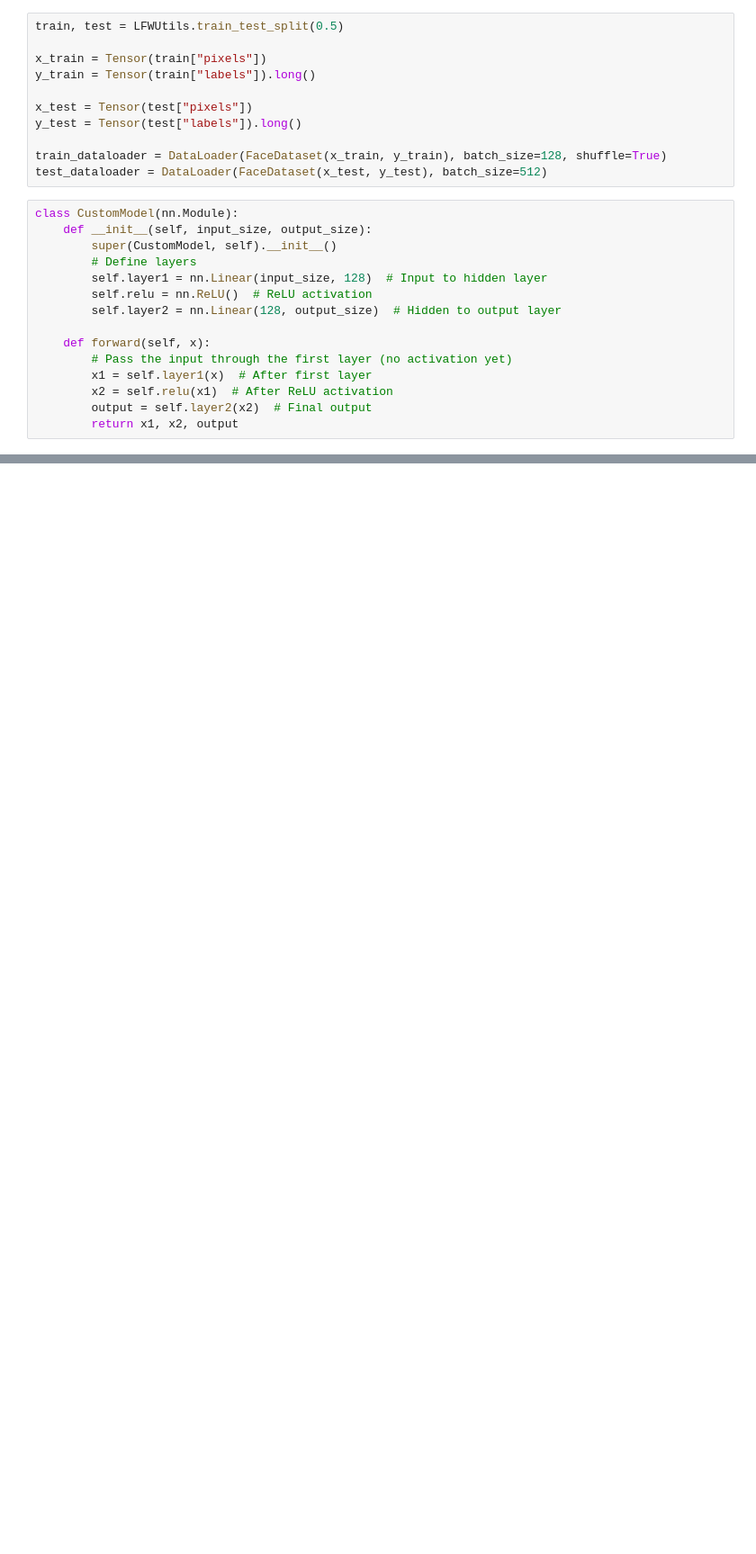
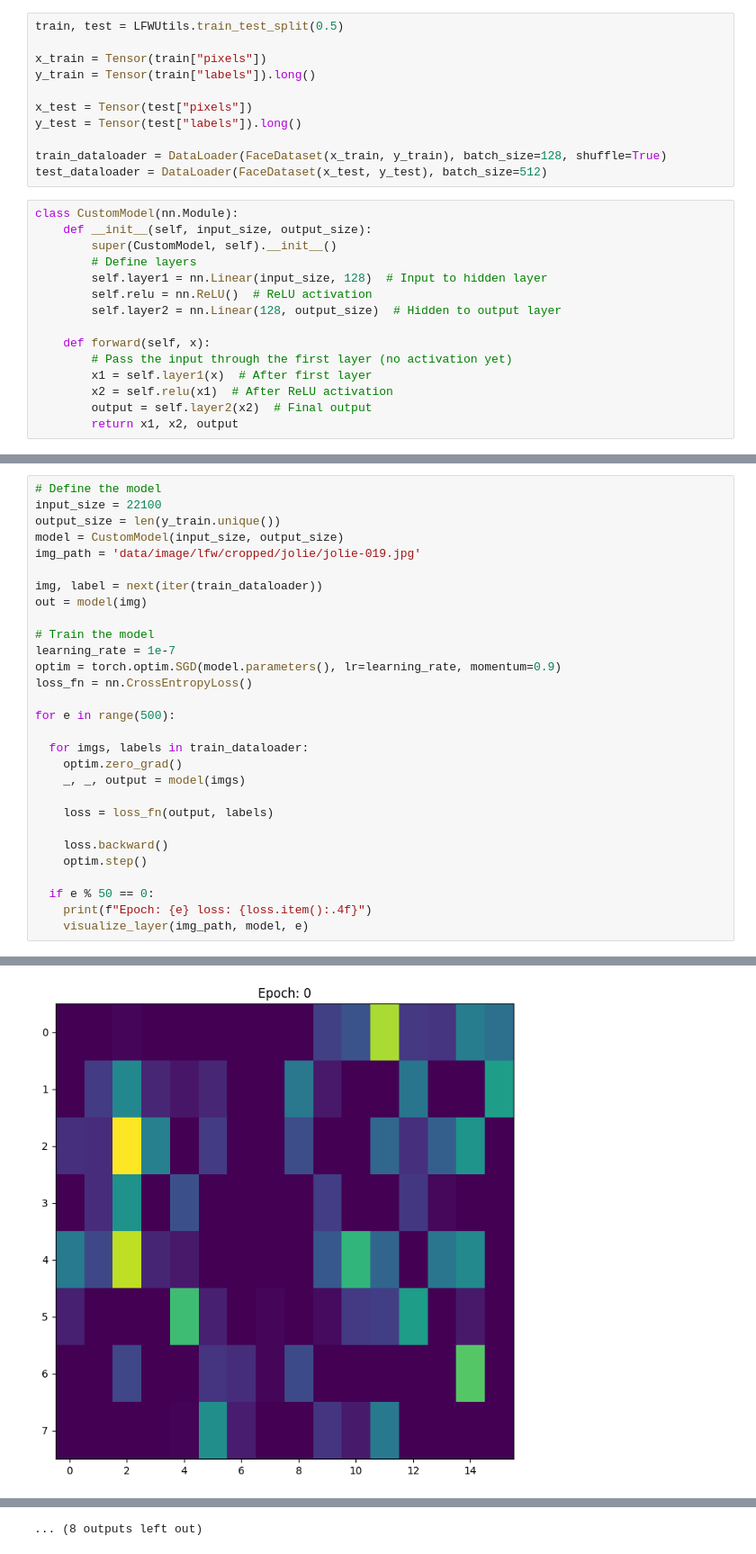
Before and after one commit to NYU-IDM-9103/Project, a Jupyter notebook: custom_loss/nn_with_custom_loss.ipynb, the cells around one changed output, grey strips where cells are left out. Shown at 90% size. Cells and saved outputs as stored; diff of their text form; blank space fills up the shorter version.

Commit message:
added visualizations per training epoch

```diff
--- a/custom_loss/nn_with_custom_loss.ipynb
+++ b/custom_loss/nn_with_custom_loss.ipynb
@@ -118,0 +144,30 @@ plt.show()
+# %%
+# Define the model
+input_size = 22100
+output_size = len(y_train.unique())
+model = CustomModel(input_size, output_size)
+img_path = 'data/image/lfw/cropped/jolie/jolie-019.jpg'
+
+img, label = next(iter(train_dataloader))
+out = model(img)
+
+# Train the model
+learning_rate = 1e-7
+optim = torch.optim.SGD(model.parameters(), lr=learning_rate, momentum=0.9)
+loss_fn = nn.CrossEntropyLoss()
+
+for e in range(500):
+
+  for imgs, labels in train_dataloader:
+    optim.zero_grad()
+    _, _, output = model(imgs)
+
+    loss = loss_fn(output, labels)
+
+    loss.backward()
+    optim.step()
+
+  if e % 50 == 0:
+    print(f"Epoch: {e} loss: {loss.item():.4f}")
+    visualize_layer(img_path, model, e)
+# %% [output]
@@ -118,0 +175 @@ plt.show()
+[figure, added]
@@ -118,0 +186 @@ plt.show()
+... (8 outputs left out)
```
Also changed, not shown: parts of 5 cells of this notebook.
